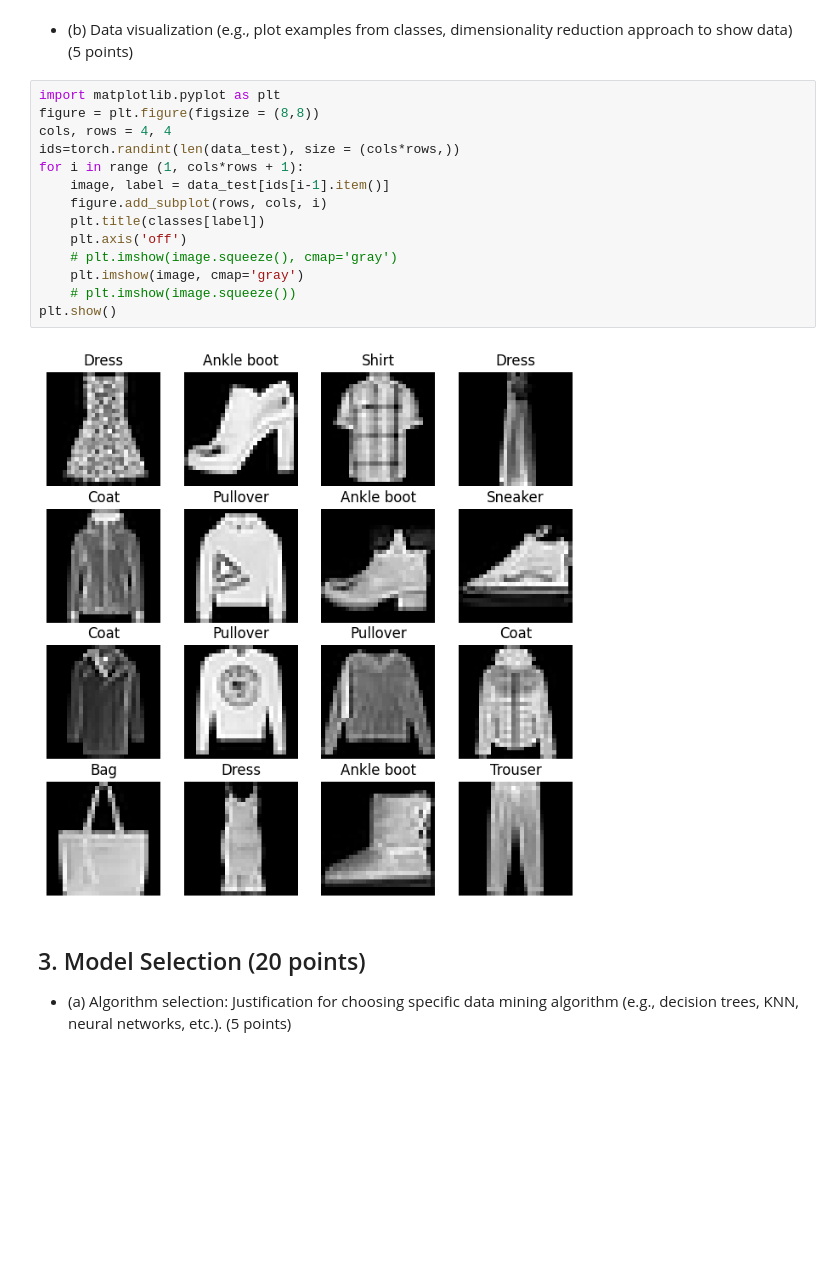
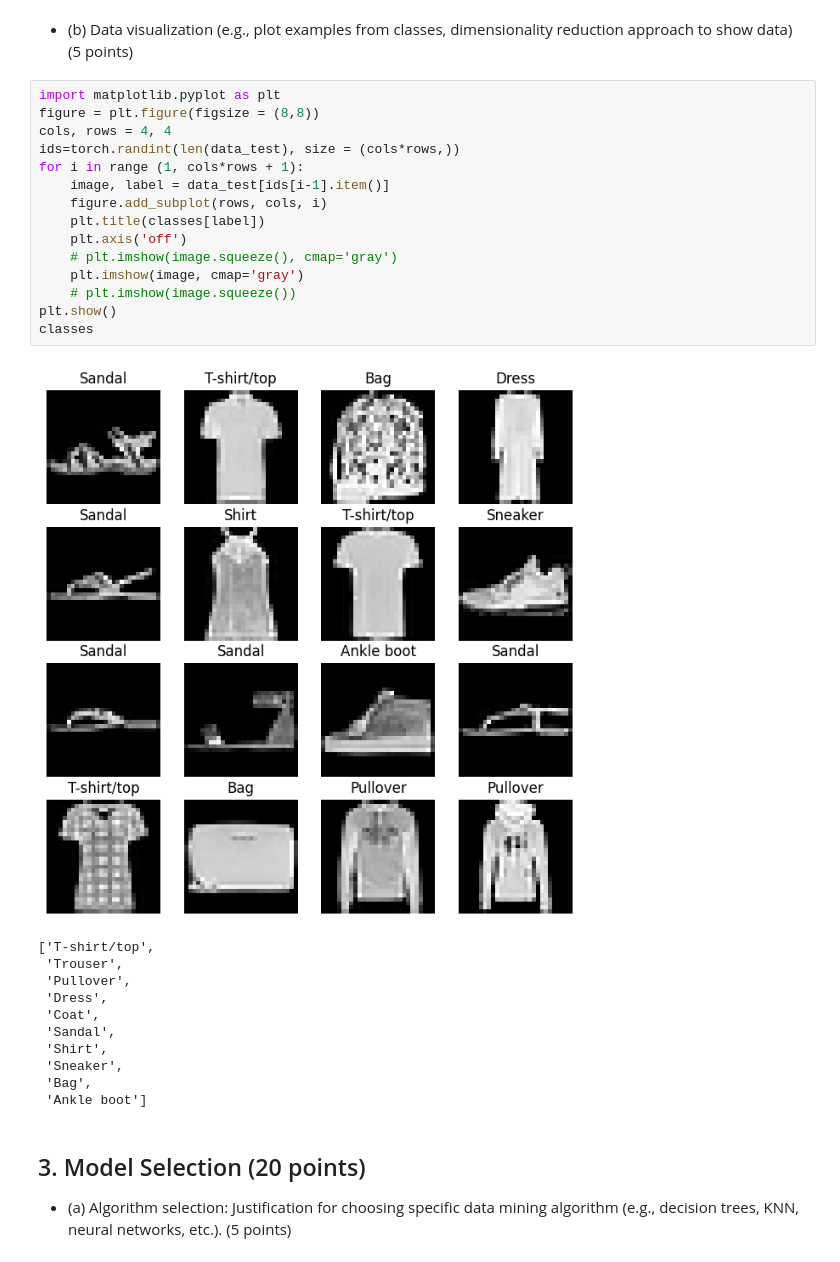
Before and after one commit to percool/ECEN758_Proj, a Jupyter notebook: src/main_cv.ipynb, the cells around one changed output. Drawn from its saved outputs; the diff is of its cells as text; blank space fills up the shorter version.

```diff
--- a/src/main_cv.ipynb
+++ b/src/main_cv.ipynb
@@ -134,19 +126,30 @@ torch.Size([256])
 # %%
 import matplotlib.pyplot as plt
 figure = plt.figure(figsize = (8,8))
 cols, rows = 4, 4
 ids=torch.randint(len(data_test), size = (cols*rows,))
 for i in range (1, cols*rows + 1):
     image, label = data_test[ids[i-1].item()]
     figure.add_subplot(rows, cols, i)
     plt.title(classes[label])
     plt.axis('off')
     # plt.imshow(image.squeeze(), cmap='gray')
     plt.imshow(image, cmap='gray')
     # plt.imshow(image.squeeze())
 plt.show()
+classes
 # %% [output]
-[figure, old version]
+[figure, new version]
+['T-shirt/top',
+ 'Trouser',
+ 'Pullover',
+ 'Dress',
+ 'Coat',
+ 'Sandal',
+ 'Shirt',
+ 'Sneaker',
+ 'Bag',
+ 'Ankle boot']
 # %% [markdown]
 ## 3. Model Selection (20 points)
 - (a) Algorithm selection: Justification for choosing specific data mining algorithm (e.g., decision trees, KNN, neural networks, etc.). (5 points)
```
Also changed, not shown: parts of 14 cells of this notebook, 1 other file.
